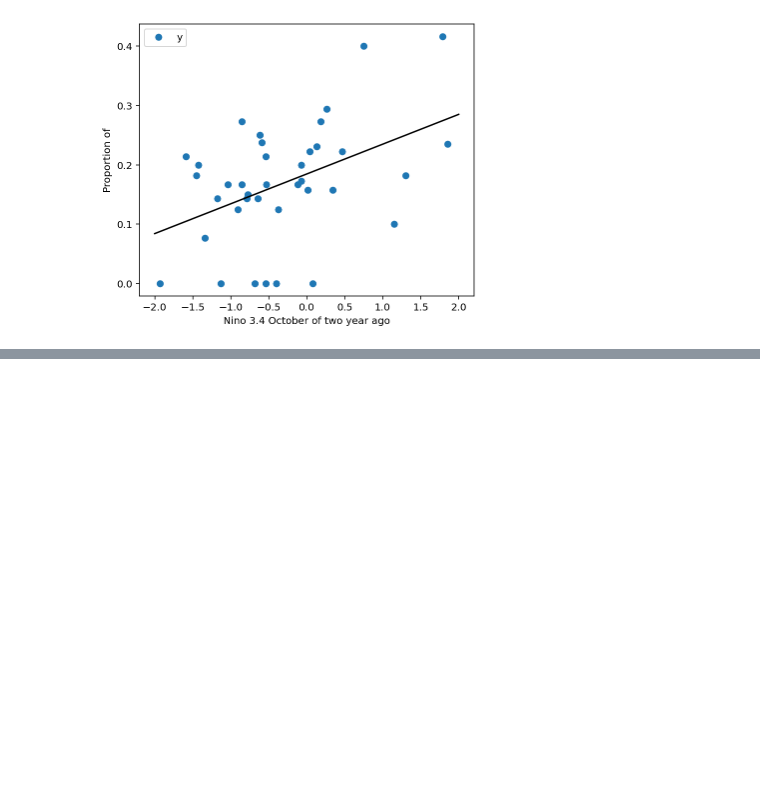
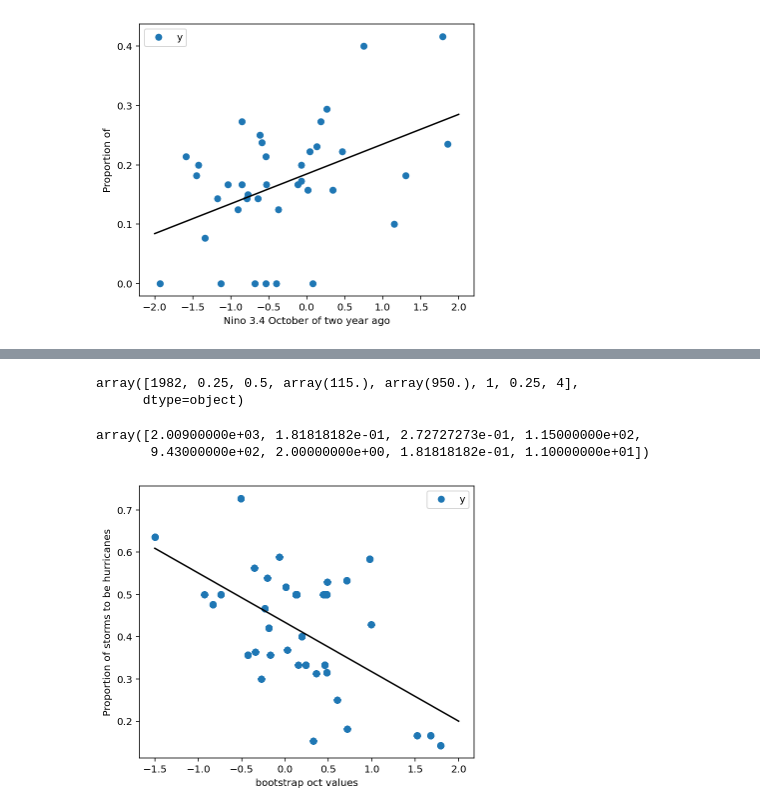
Before and after one commit to mdonahue263/apma4990-mad2311, a Jupyter notebook: workingWithData.ipynb, the cells around one changed output, grey strips where cells are left out. Cells and saved outputs as stored; diff of their text form; code cells hidden in the pictures; blank space fills up the shorter version.

```diff
--- a/workingWithData.ipynb
+++ b/workingWithData.ipynb
@@ -510,0 +599,46 @@ np.mean((ynorm-yhatnorm)**2)
+# %%
+resF.values[0]
+# %% [output]
+array([1982, 0.25, 0.5, array(115.), array(950.), 1, 0.25, 4],
+      dtype=object)
+# %%
+resFb[0]
+# %% [output]
+array([2.00900000e+03, 1.81818182e-01, 2.72727273e-01, 1.15000000e+02,
+       9.43000000e+02, 2.00000000e+00, 1.81818182e-01, 1.10000000e+01])
+# %%
+#Let's regress July with Prop Land
+
+preds = wrk[:,6]
+
+
+N = len(preds)
+
+y = resFb[:,6]
+
+Nx = len(preds)
+X = np.empty((Nx,2))
+X[:,1] = preds
+X[:,0] = 1
+
+beta = inv(X.T@X)@X.T@y
+# print(beta.shape)
+yhat = X@beta
+# y
+# %%
+ig, ax = plt.subplots(figsize=(6, 5))
+ax.plot(preds, y, 'o', label = 'y');
+# ax.plot(preds, yhat, 'o', label = 'yhat');
+
+ax.set_xlabel('bootstrap oct values')
+ax.set_ylabel('Proportion of storms to be hurricanes');
+
+x_line = np.linspace(-1.5, 2)
+ax.plot(x_line, beta[1]*x_line + beta[0], color = 'k');
+
+# for ii in range(0, N - 1):
+#     ax.plot(preds[ii]*np.array([1,1]), np.array([yhat[ii], y[ii]]), color = 'k')
+# ax.plot(preds[ii]*np.array([1,1]), np.array([yhat[ii], y[ii]]), color = 'k', label = 'residuals')
+ax.legend();
+# %% [output]
+[figure, added]
```
Also changed, not shown: parts of 46 cells of this notebook.
